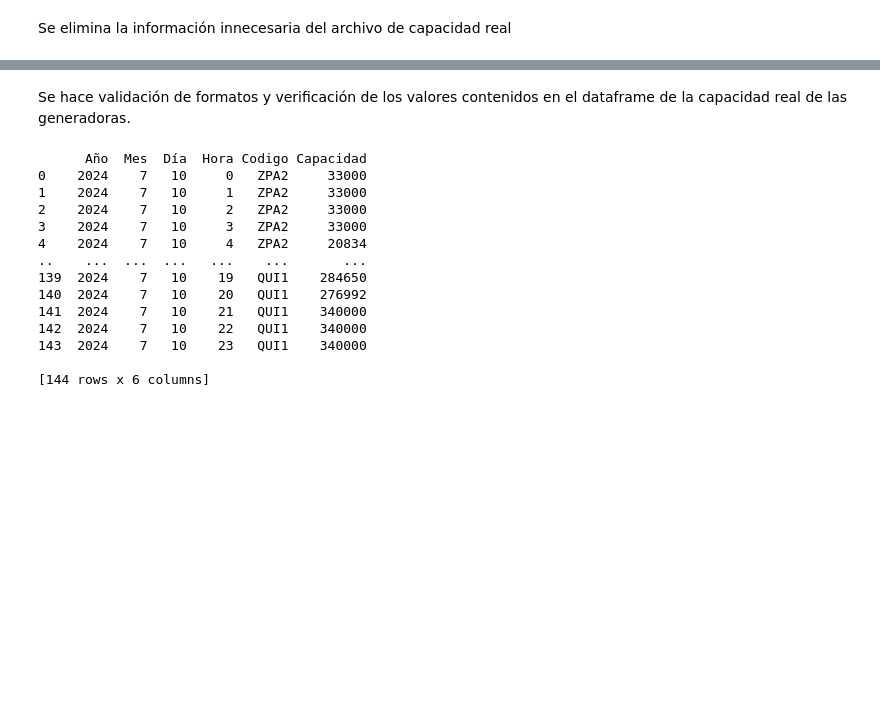
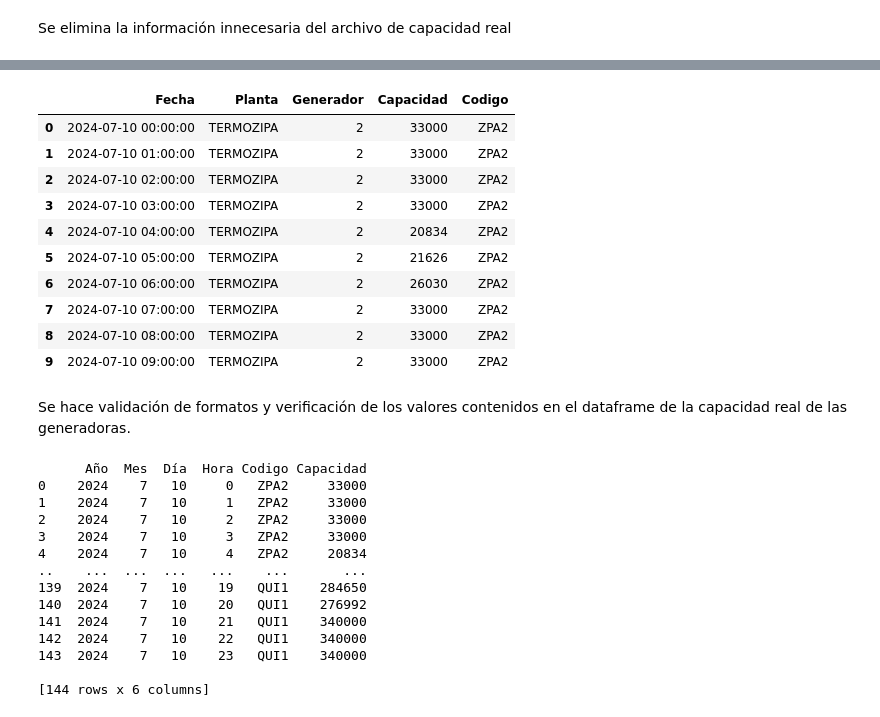
Before and after one commit to JuanCSanchezH/DemoBalanceEnergia, a Jupyter notebook: DemoBalancesEnergia.ipynb, the cells around one changed output, grey strips where cells are left out. Saved outputs shown, nothing was run; the diff lists cells and outputs as text; code cells hidden in the pictures; blank space fills up the shorter version.

```diff
--- a/DemoBalancesEnergia.ipynb
+++ b/DemoBalancesEnergia.ipynb
@@ -194,5 +184,5 @@ dfArchivoCapacidad = dfArchivoCapacidad.drop(columns=['Useless'])
 dfArchivoCapacidad = dfArchivoCapacidad.reset_index(drop=True)
 
 # Mostrar el dataframe limpio
-print(dfArchivoCapacidad)
+dfArchivoCapacidad.head(10).style
 # %% [output]
@@ -213,3 +189,14 @@ print(dfArchivoCapacidad)
+|  | Fecha | Planta | Generador | Capacidad | Codigo |
+| 0 | 2024-07-10 00:00:00 | TERMOZIPA | 2 | 33000 | ZPA2 |
+| 1 | 2024-07-10 01:00:00 | TERMOZIPA | 2 | 33000 | ZPA2 |
+| 2 | 2024-07-10 02:00:00 | TERMOZIPA | 2 | 33000 | ZPA2 |
+| 3 | 2024-07-10 03:00:00 | TERMOZIPA | 2 | 33000 | ZPA2 |
+| 4 | 2024-07-10 04:00:00 | TERMOZIPA | 2 | 20834 | ZPA2 |
+| 5 | 2024-07-10 05:00:00 | TERMOZIPA | 2 | 21626 | ZPA2 |
+| 6 | 2024-07-10 06:00:00 | TERMOZIPA | 2 | 26030 | ZPA2 |
+| 7 | 2024-07-10 07:00:00 | TERMOZIPA | 2 | 33000 | ZPA2 |
+| 8 | 2024-07-10 08:00:00 | TERMOZIPA | 2 | 33000 | ZPA2 |
+| 9 | 2024-07-10 09:00:00 | TERMOZIPA | 2 | 33000 | ZPA2 |
 # %% [markdown]
 Se hace validación de formatos y verificación de los valores contenidos en el dataframe de la capacidad real de las generadoras.
 # %%
```
Also changed, not shown: parts of 12 cells of this notebook.
